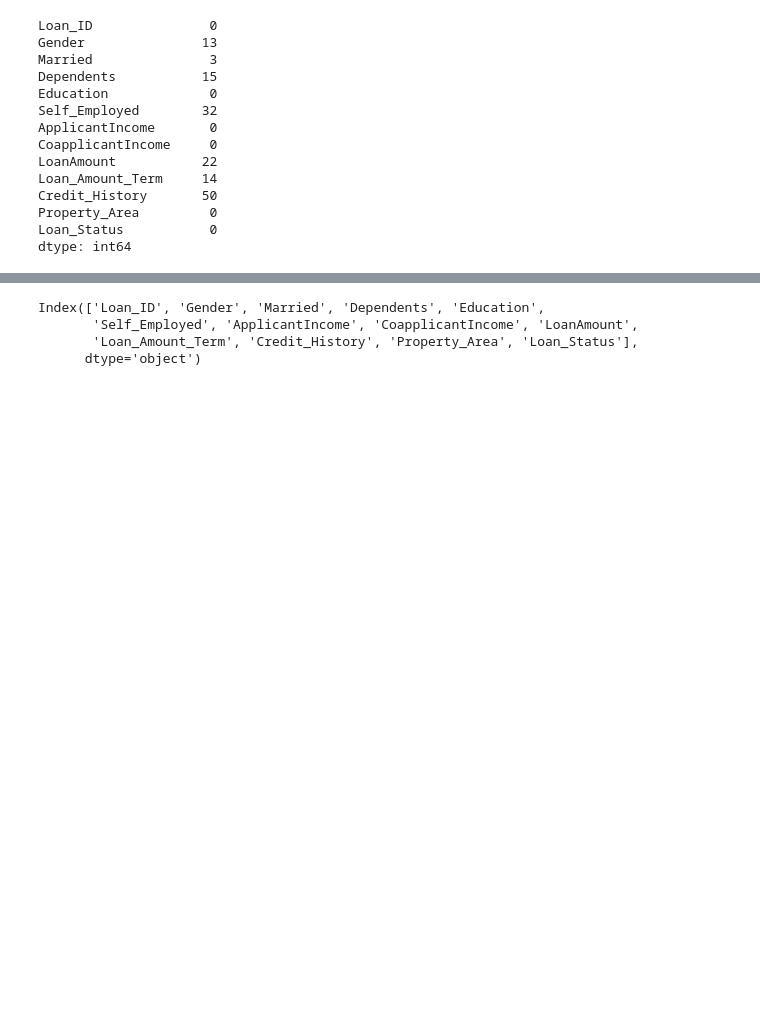
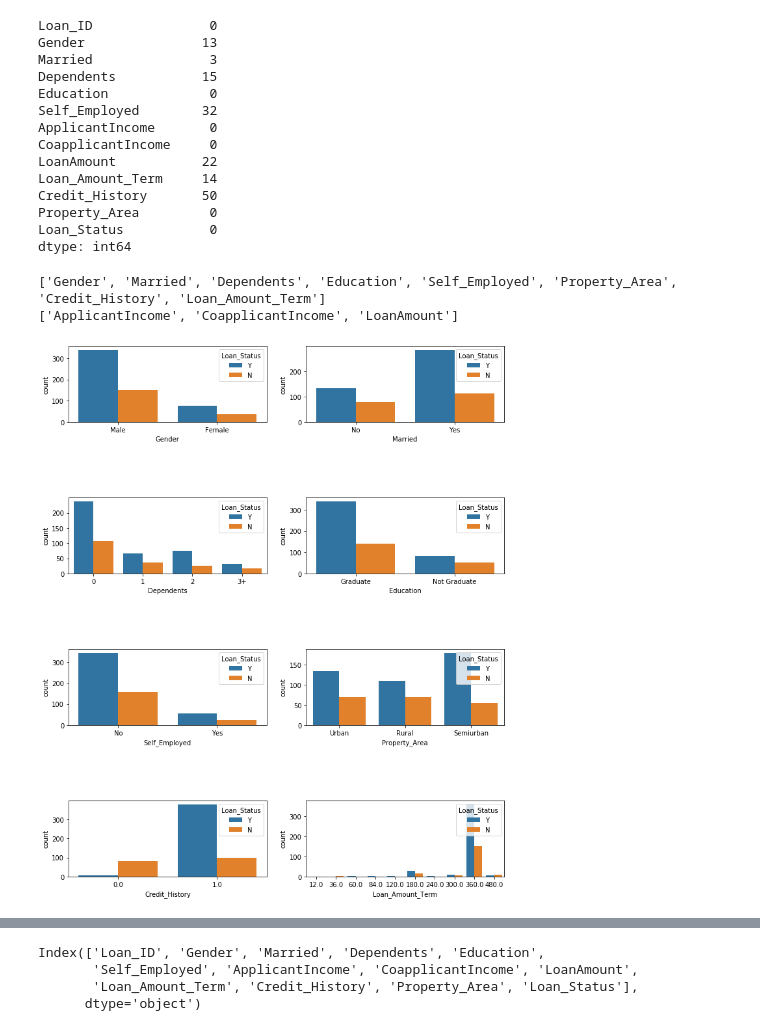
Before and after one commit to SandeeshNit/Loan-approval-prediction--kaggle, a Jupyter notebook: loan_approval_prediction.ipynb, the cells around one changed output, grey strips where cells are left out. Cells and saved outputs as stored; diff of their text form; code cells hidden in the pictures; blank space fills up the shorter version.

Commit message:
with visualization analytics vidhya dataset

```diff
--- a/loan_approval_prediction.ipynb
+++ b/loan_approval_prediction.ipynb
@@ -4,7 +4,7 @@ import matplotlib.pyplot as plt
 import seaborn as sns
 from sklearn.metrics import f1_score
 # %%
-loan = pd.read_csv("D:\\econometrics\\madfhantr.csv")
+loan = pd.read_csv("C:\\Users\\lenovo\\Downloads\\train_ctrUa4K.csv")
 loan
 # %% [output]
 |  | Loan_ID | Gender | Married | Dependents | Education | Self_Employed | ApplicantIncome | CoapplicantIncome | ... |
@@ -37,3 +37,25 @@ Credit_History       50
 Property_Area         0
 Loan_Status           0
 dtype: int64
+# %%
+#visualization
+train_df = loan.drop(columns=['Loan_ID']) ## Dropping Loan ID
+categorical_columns = ['Gender', 'Married', 'Dependents', 'Education', 'Self_Employed', 'Property_Area','Credit_History','Loan_Amount_Term']
+#categorical_columns = ['Gender', 'Married', 'Dependents', 'Education', 'Self_Employed', 'Property_Area','Loan_Amount_Term']
+
+print(categorical_columns)
+numerical_columns = ['ApplicantIncome', 'CoapplicantIncome', 'LoanAmount']
+print(numerical_columns)
+# %% [output]
+['Gender', 'Married', 'Dependents', 'Education', 'Self_Employed', 'Property_Area', 'Credit_History', 'Loan_Amount_Term']
+['ApplicantIncome', 'CoapplicantIncome', 'LoanAmount']
+# %%
+fig,axes = plt.subplots(4,2,figsize=(12,15))
+for idx,cat_col in enumerate(categorical_columns):
+    row,col = idx//2,idx%2
+    sns.countplot(x=cat_col,data=train_df,hue='Loan_Status',ax=axes[row,col])
+
+
+plt.subplots_adjust(hspace=1)
+# %% [output]
+[figure, added]
```
Also changed, not shown: parts of 1 cell of this notebook.
